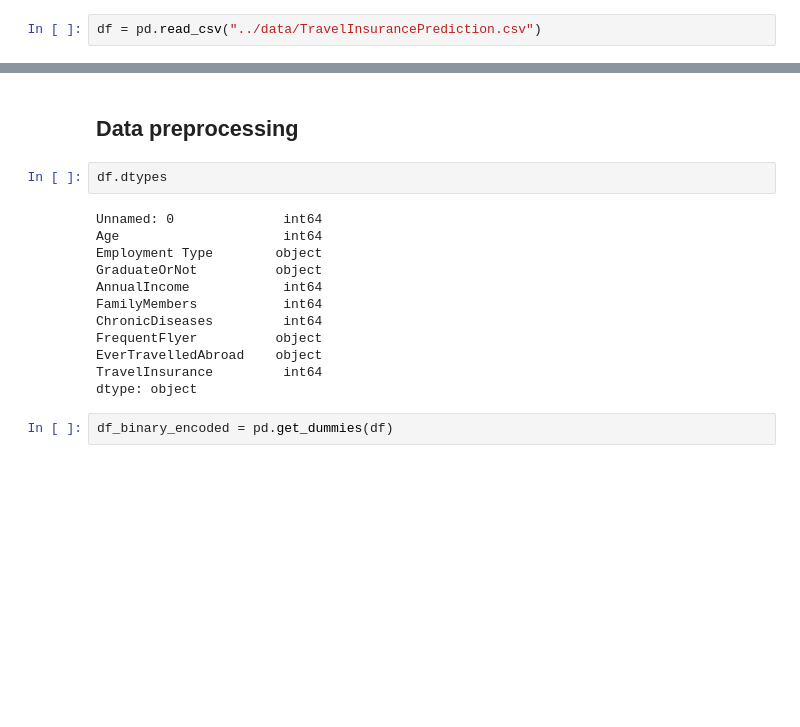
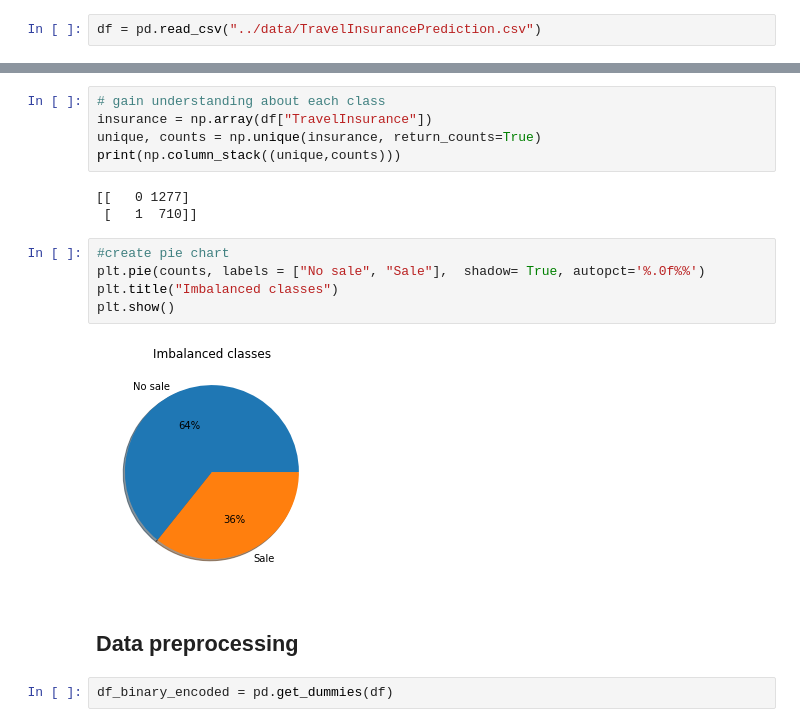
Before and after one commit to RealDreammaker/Machine-Learning-Health-App, a Jupyter notebook: HealthApp/notebooks/travel_insurance_prediction.ipynb, the cells around one changed output, grey strips where cells are left out. Saved outputs shown, nothing was run; the diff lists cells and outputs as text; blank space fills up the shorter version.

```diff
--- a/HealthApp/notebooks/travel_insurance_prediction.ipynb
+++ b/HealthApp/notebooks/travel_insurance_prediction.ipynb
@@ -17,19 +60,20 @@ df.head()
+# %%
+# gain understanding about each class
+insurance = np.array(df["TravelInsurance"])
+unique, counts = np.unique(insurance, return_counts=True)
+print(np.column_stack((unique,counts)))
+# %% [output]
+[[   0 1277]
+ [   1  710]]
+# %%
+#create pie chart
+plt.pie(counts, labels = ["No sale", "Sale"],  shadow= True, autopct='%.0f%%')
+plt.title("Imbalanced classes")
+plt.show()
+# %% [output]
+[figure, added]
 # %% [markdown]
 ## Data preprocessing
-# %%
-df.dtypes
-# %% [output]
-Unnamed: 0              int64
-Age                     int64
-Employment Type        object
-GraduateOrNot          object
-AnnualIncome            int64
-FamilyMembers           int64
-ChronicDiseases         int64
-FrequentFlyer          object
-EverTravelledAbroad    object
-TravelInsurance         int64
-dtype: object
 # %%
 df_binary_encoded = pd.get_dummies(df)
 # %%
```
Also changed, not shown: parts of 22 cells of this notebook, 4 other files.
